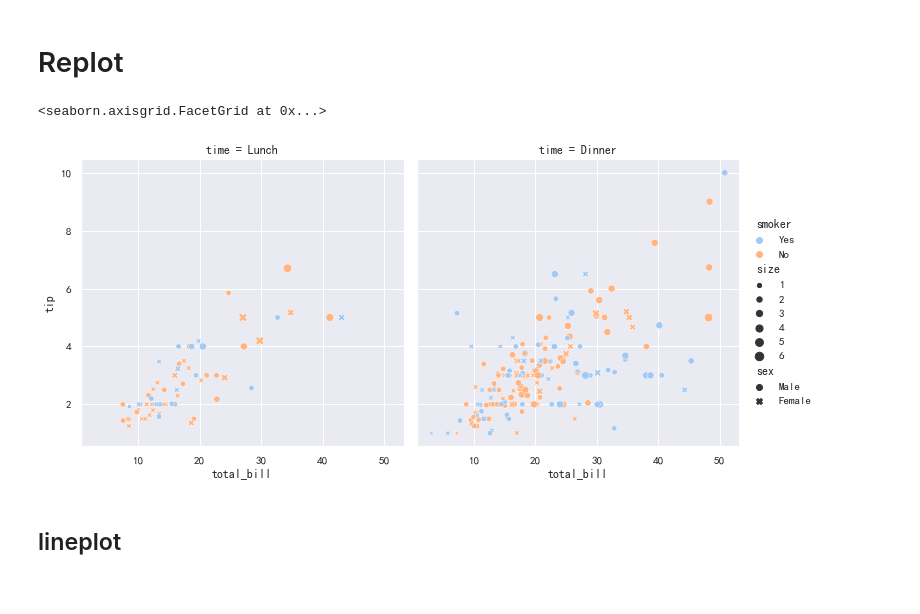
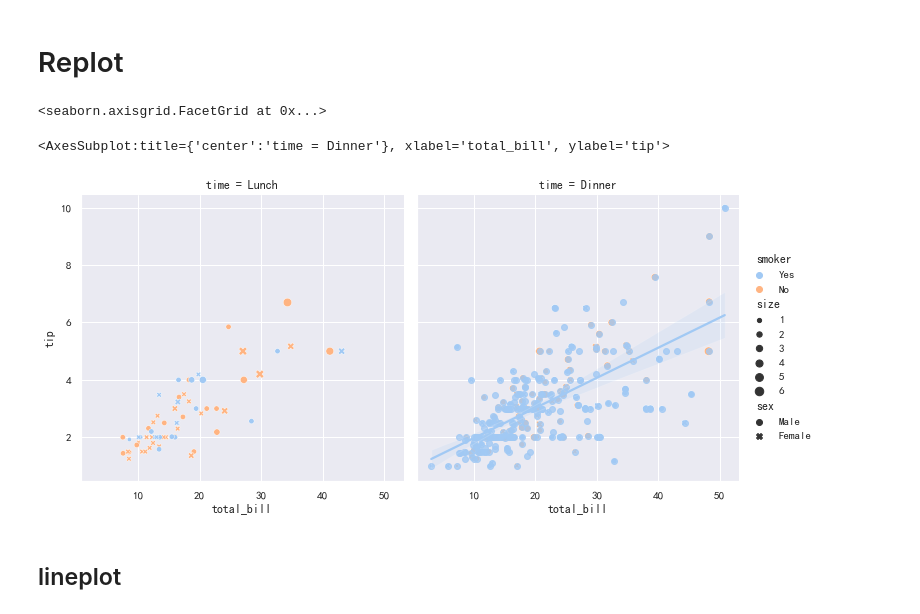
Before and after one commit to kebuAAA/Visualization-using-python, a Jupyter notebook: seaborn绘图.ipynb, the cells around one changed output. Saved outputs shown, nothing was run; the diff lists cells and outputs as text; code cells hidden in the pictures.

```diff
--- a/seaborn绘图.ipynb
+++ b/seaborn绘图.ipynb
@@ -58,20 +58,22 @@ set HTTPS_PROXY=http://127.0.0.1:2580
 # %%
 # Create a visualization
 sns.relplot(
     data=tips,
     x="total_bill",
     y="tip",
     col="time",
     hue="smoker",
     # palette="ch:r=-.5,l=.75",#自定义化颜色
     style="sex",
     size="size",
     # sizes=(15, 200),#自定义数据点大小
     col_wrap=2,
 )
+sns.regplot(data=tips, x="total_bill", y="tip")
 # %% [output]
 <seaborn.axisgrid.FacetGrid at 0x...>
+<AxesSubplot:title={'center':'time = Dinner'}, xlabel='total_bill', ylabel='tip'>
-[figure, old version]
+[figure, new version]
 # %% [markdown]
 ## lineplot
 # %%
```
Also changed, not shown: parts of 6 cells of this notebook, 3 other files.
